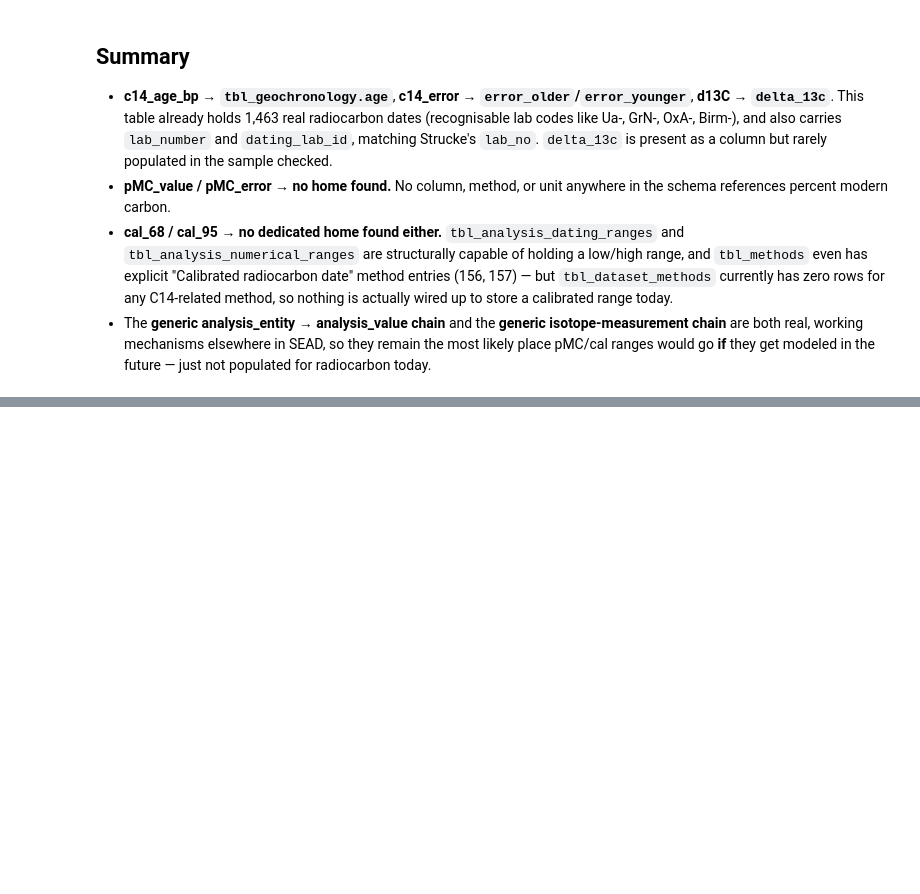
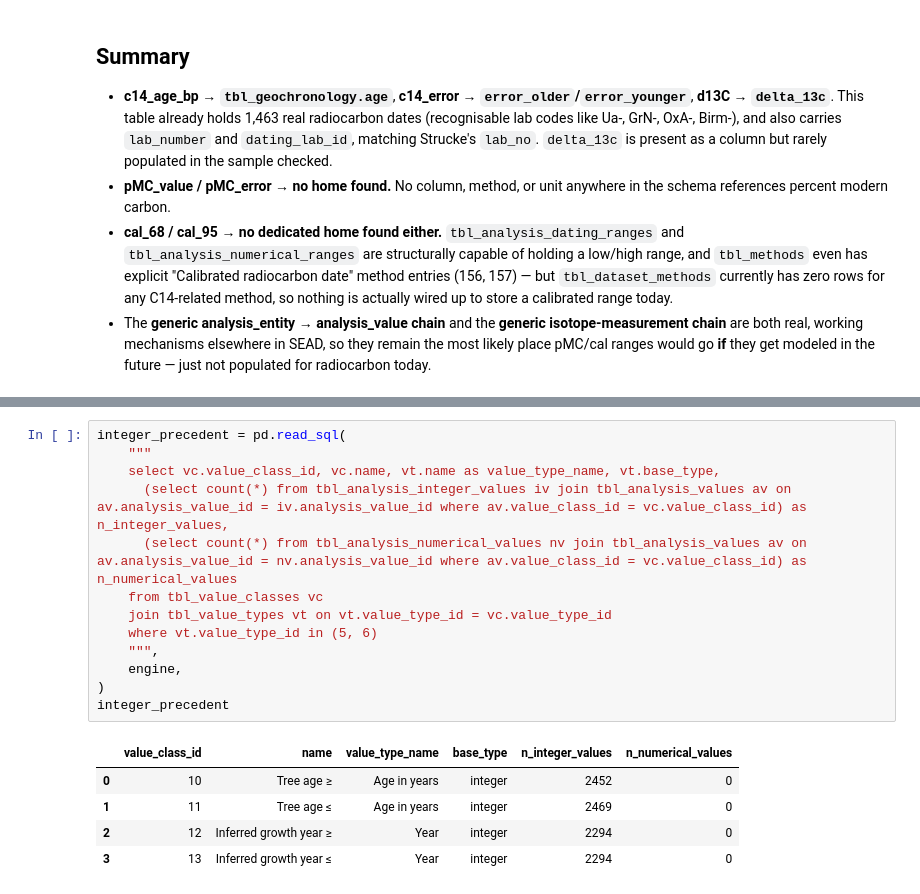
Before and after one commit to Br1CM/sead_strucke_data_cleaning, a Jupyter notebook: shared/notebooks/c14_value_storage_exploration.ipynb, the cells around one changed output, grey strips where cells are left out. Drawn from its saved outputs; the diff is of its cells as text; blank space fills up the shorter version.

```diff
--- a/shared/notebooks/c14_value_storage_exploration.ipynb
+++ b/shared/notebooks/c14_value_storage_exploration.ipynb
@@ -281,0 +466,19 @@ units
+# %%
+integer_precedent = pd.read_sql(
+    """
+    select vc.value_class_id, vc.name, vt.name as value_type_name, vt.base_type,
+      (select count(*) from tbl_analysis_integer_values iv join tbl_analysis_values av on av.analysis_value_id = iv.analysis_value_id where av.value_class_id = vc.value_class_id) as n_integer_values,
+      (select count(*) from tbl_analysis_numerical_values nv join tbl_analysis_values av on av.analysis_value_id = nv.analysis_value_id where av.value_class_id = vc.value_class_id) as n_numerical_values
+    from tbl_value_classes vc
+    join tbl_value_types vt on vt.value_type_id = vc.value_type_id
+    where vt.value_type_id in (5, 6)
+    """,
+    engine,
+)
+integer_precedent
+# %% [output]
+|  | value_class_id | name | value_type_name | base_type | n_integer_values | n_numerical_values |
+| 0 | 10 | Tree age ≥ | Age in years | integer | 2452 | 0 |
+| 1 | 11 | Tree age ≤ | Age in years | integer | 2469 | 0 |
+| 2 | 12 | Inferred growth year ≥ | Year | integer | 2294 | 0 |
+| 3 | 13 | Inferred growth year ≤ | Year | integer | 2294 | 0 |
```
Also changed, not shown: parts of 9 cells of this notebook.
